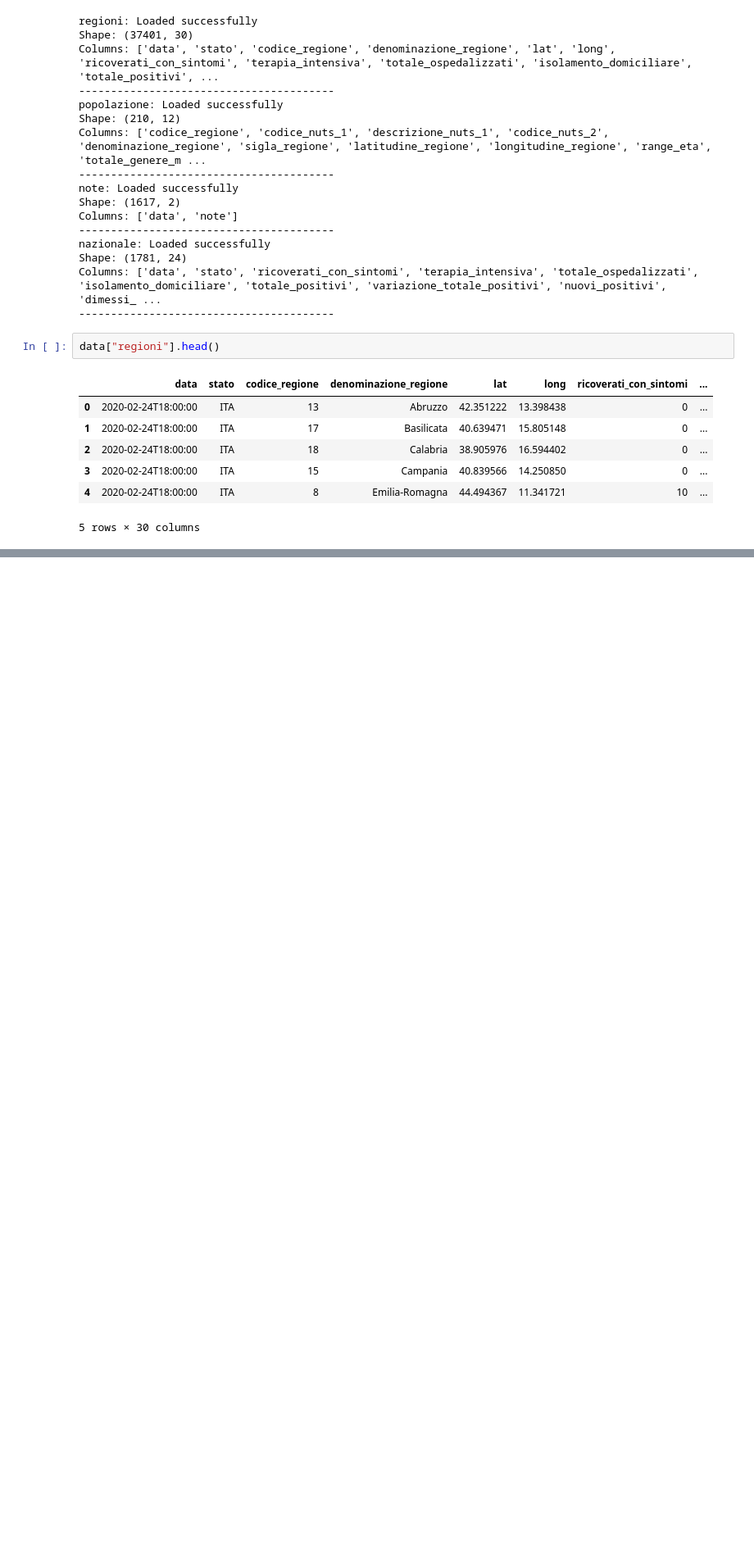
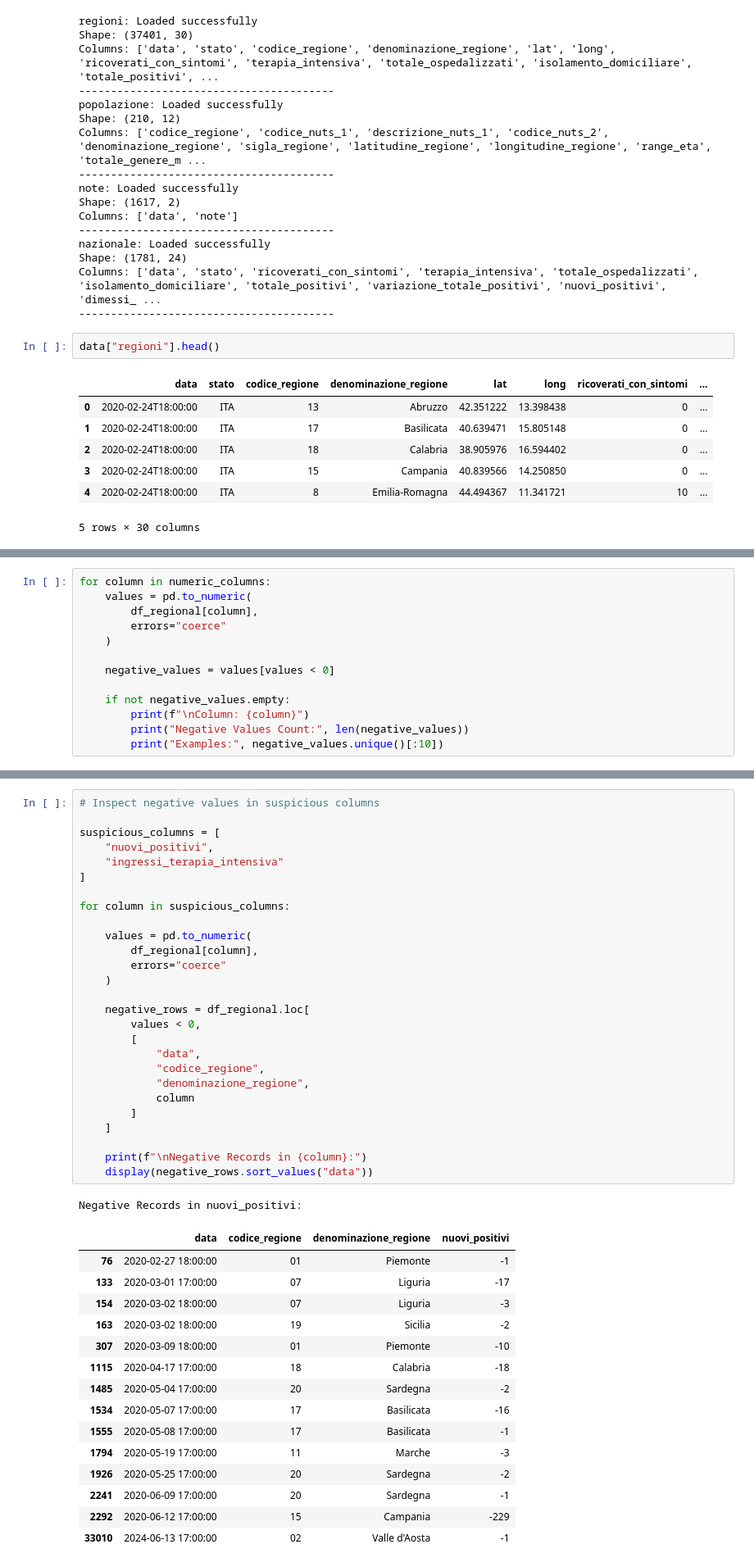
Before and after one commit to rawanmohammed277/EpiShield-AI, a Jupyter notebook: Src/Data Engineering/etl.ipynb, the cells around one changed output, grey strips where cells are left out. Shown at 82% size. Saved outputs shown, nothing was run; the diff lists cells and outputs as text; blank space fills up the shorter version.

```diff
--- a/Src/Data Engineering/etl.ipynb
+++ b/Src/Data Engineering/etl.ipynb
@@ -29,0 +305,13 @@ data["regioni"].head()
+# %%
+for column in numeric_columns:
+    values = pd.to_numeric(
+        df_regional[column],
+        errors="coerce"
+    )
+
+    negative_values = values[values < 0]
+
+    if not negative_values.empty:
+        print(f"\nColumn: {column}")
+        print("Negative Values Count:", len(negative_values))
+        print("Examples:", negative_values.unique()[:10])
@@ -29,0 +330,44 @@ data["regioni"].head()
+# %%
+# Inspect negative values in suspicious columns
+
+suspicious_columns = [
+    "nuovi_positivi",
+    "ingressi_terapia_intensiva"
+]
+
+for column in suspicious_columns:
+
+    values = pd.to_numeric(
+        df_regional[column],
+        errors="coerce"
+    )
+
+    negative_rows = df_regional.loc[
+        values < 0,
+        [
+            "data",
+            "codice_regione",
+            "denominazione_regione",
+            column
+        ]
+    ]
+
+    print(f"\nNegative Records in {column}:")
+    display(negative_rows.sort_values("data"))
+# %% [output]
+Negative Records in nuovi_positivi:
+|  | data | codice_regione | denominazione_regione | nuovi_positivi |
+| 76 | 2020-02-27 18:00:00 | 01 | Piemonte | -1 |
+| 133 | 2020-03-01 17:00:00 | 07 | Liguria | -17 |
+| 154 | 2020-03-02 18:00:00 | 07 | Liguria | -3 |
+| 163 | 2020-03-02 18:00:00 | 19 | Sicilia | -2 |
+| 307 | 2020-03-09 18:00:00 | 01 | Piemonte | -10 |
+| 1115 | 2020-04-17 17:00:00 | 18 | Calabria | -18 |
+| 1485 | 2020-05-04 17:00:00 | 20 | Sardegna | -2 |
+| 1534 | 2020-05-07 17:00:00 | 17 | Basilicata | -16 |
+| 1555 | 2020-05-08 17:00:00 | 17 | Basilicata | -1 |
+| 1794 | 2020-05-19 17:00:00 | 11 | Marche | -3 |
+| 1926 | 2020-05-25 17:00:00 | 20 | Sardegna | -2 |
+| 2241 | 2020-06-09 17:00:00 | 20 | Sardegna | -1 |
+| 2292 | 2020-06-12 17:00:00 | 15 | Campania | -229 |
+| 33010 | 2024-06-13 17:00:00 | 02 | Valle d'Aosta | -1 |
```
Also changed, not shown: parts of 20 cells of this notebook, 3 other files.
